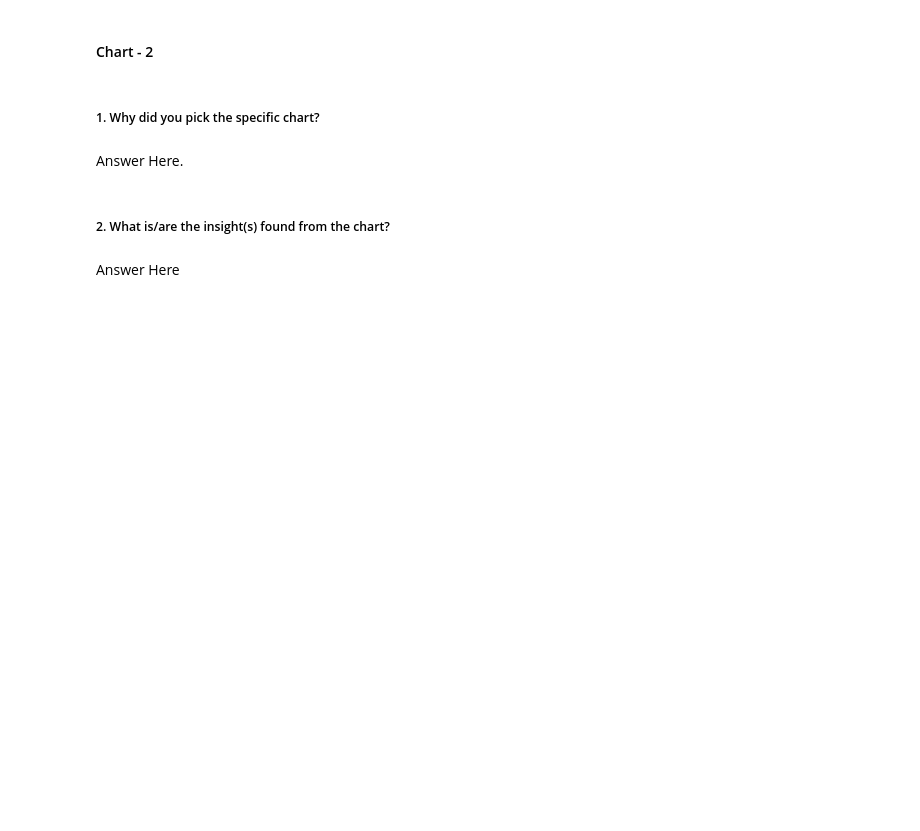
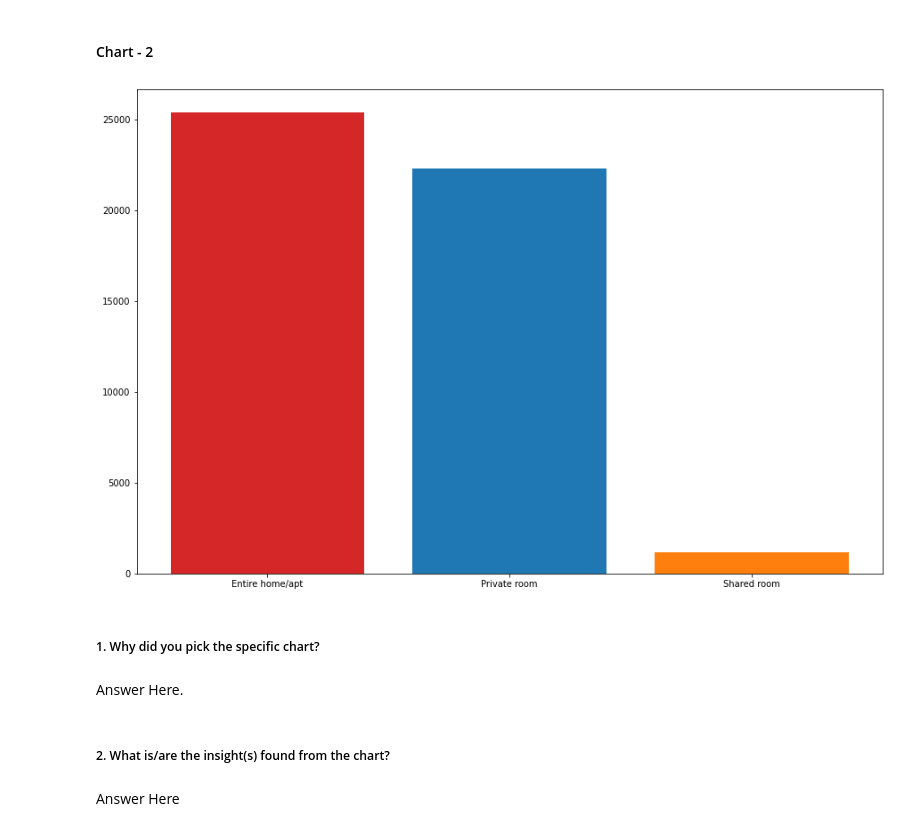
Before and after one commit to Manoharjha333/AirBnb-EDA-Project, a Jupyter notebook: AirBnb_EDA_Project.ipynb, the cells around one changed output. Drawn from its saved outputs; the diff is of its cells as text; code cells hidden in the pictures; blank space fills up the shorter version.

```diff
--- a/AirBnb_EDA_Project.ipynb
+++ b/AirBnb_EDA_Project.ipynb
@@ -418,3 +443,15 @@ Answer Here
+# %%
+# Chart - 2 visualization code
+chart2= df['room_type'].value_counts()
+x = df['room_type'].value_counts().index
+y = df['room_type'].value_counts()
+bar_colors = ['tab:red', 'tab:blue', 'tab:orange']
+fig, ax = plt.subplots(figsize =(15, 10))
+plt.bar(x, y, color=bar_colors)
+
+plt.show()
+# %% [output]
+[figure, added]
 # %% [markdown]
 ##### 1. Why did you pick the specific chart?
 # %% [markdown]
```
Also changed, not shown: parts of 16 cells of this notebook.
